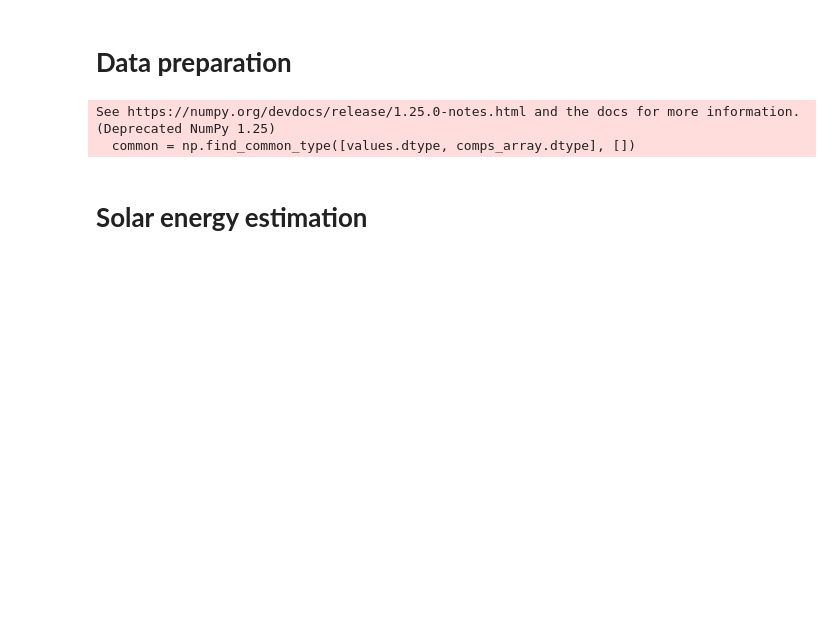
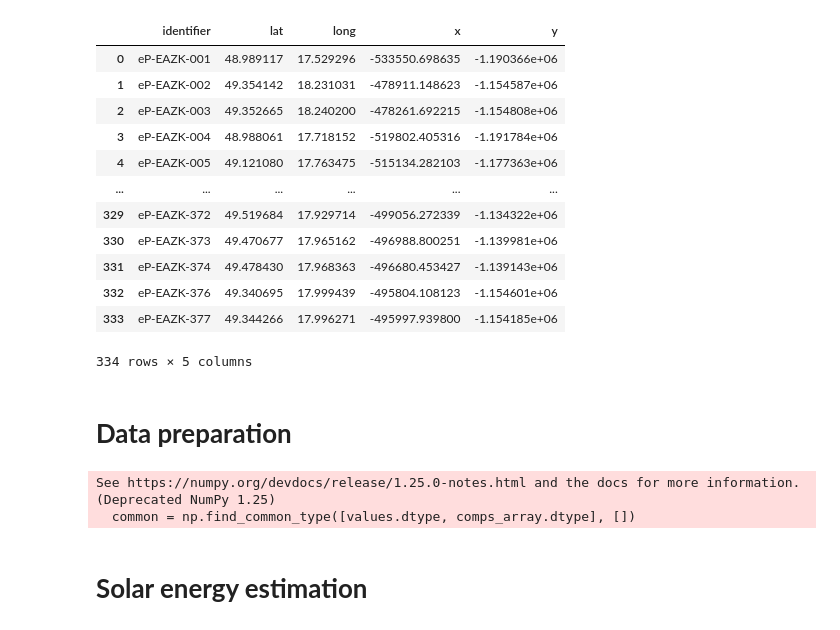
Before and after one commit to BeeGroup-cimne/solar_potencial_estimation_v2, a Jupyter notebook: main.ipynb, the cells around one changed output. Drawn from its saved outputs; the diff is of its cells as text; code cells hidden in the pictures; blank space fills up the shorter version.

```diff
--- a/main.ipynb
+++ b/main.ipynb
@@ -77,3 +81,19 @@ KeyboardInterrupt:
+# %%
+buildings
+# %% [output]
+|  | identifier | lat | long | x | y |
+| 0 | eP-EAZK-001 | 48.989117 | 17.529296 | -533550.698635 | -1.190366e+06 |
+| 1 | eP-EAZK-002 | 49.354142 | 18.231031 | -478911.148623 | -1.154587e+06 |
+| 2 | eP-EAZK-003 | 49.352665 | 18.240200 | -478261.692215 | -1.154808e+06 |
+| 3 | eP-EAZK-004 | 48.988061 | 17.718152 | -519802.405316 | -1.191784e+06 |
+| 4 | eP-EAZK-005 | 49.121080 | 17.763475 | -515134.282103 | -1.177363e+06 |
+| ... | ... | ... | ... | ... | ... |
+| 329 | eP-EAZK-372 | 49.519684 | 17.929714 | -499056.272339 | -1.134322e+06 |
+| 330 | eP-EAZK-373 | 49.470677 | 17.965162 | -496988.800251 | -1.139981e+06 |
+| 331 | eP-EAZK-374 | 49.478430 | 17.968363 | -496680.453427 | -1.139143e+06 |
+| 332 | eP-EAZK-376 | 49.340695 | 17.999439 | -495804.108123 | -1.154601e+06 |
+| 333 | eP-EAZK-377 | 49.344266 | 17.996271 | -495997.939800 | -1.154185e+06 |
+334 rows × 5 columns
 # %% [markdown]
 # **Data preparation**
 # %%
```
Also changed, not shown: parts of 5 cells of this notebook, 10 other files.
